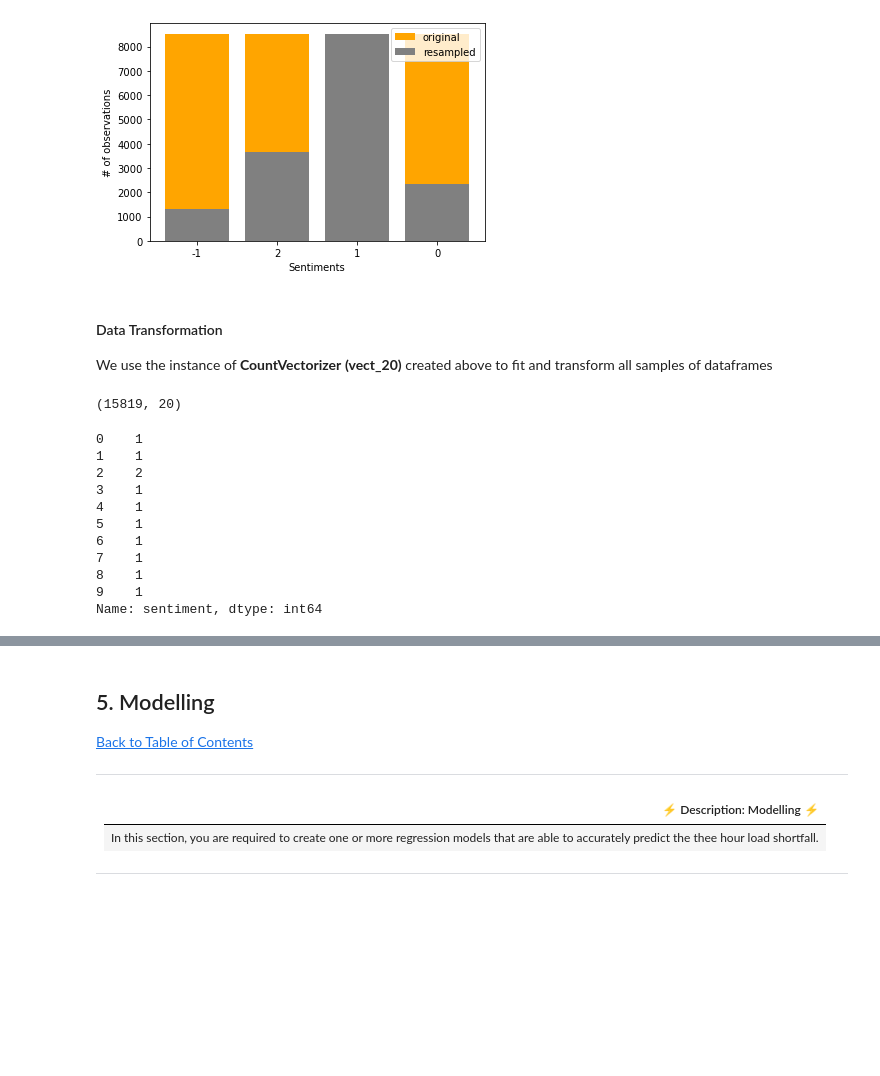
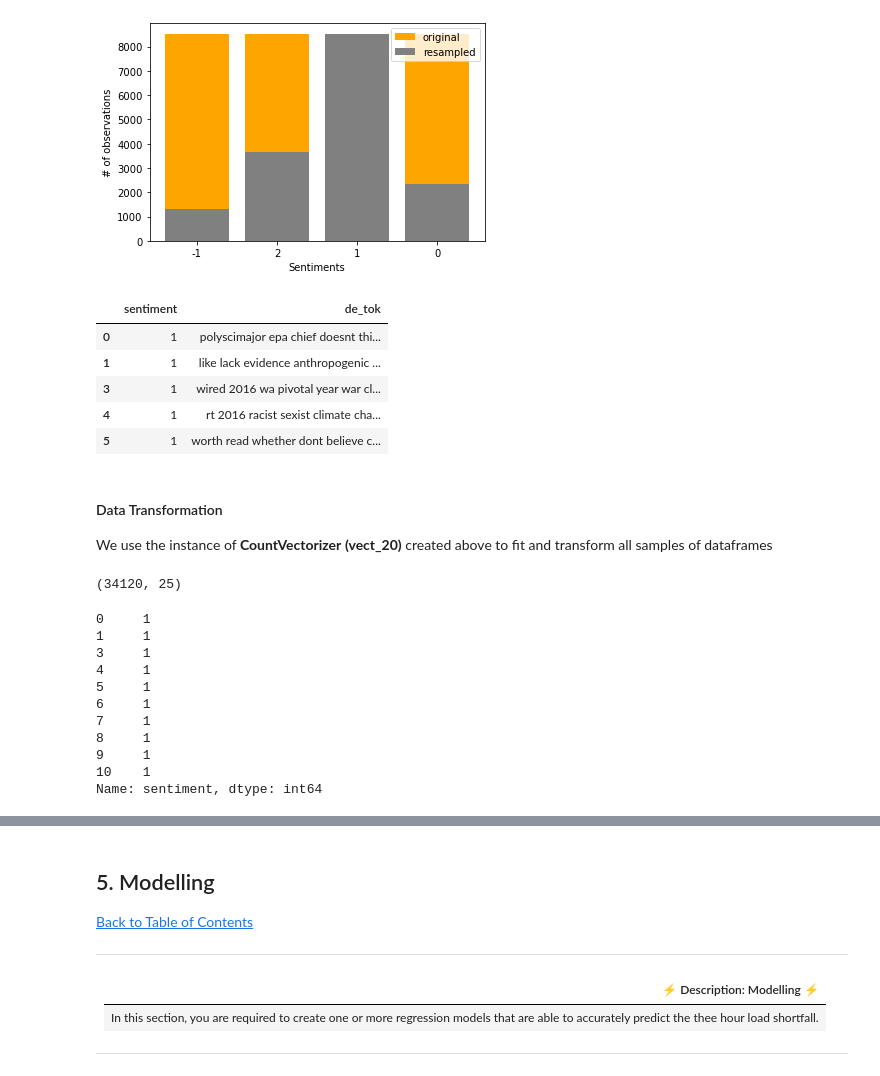
Before and after one commit to endiesworld/2110ACDS_T7_C_Predict, a Jupyter notebook: starter-notebook.ipynb, the cells around one changed output, grey strips where cells are left out. Drawn from its saved outputs; the diff is of its cells as text; code cells hidden in the pictures; blank space fills up the shorter version.

```diff
--- a/starter-notebook.ipynb
+++ b/starter-notebook.ipynb
@@ -689,6 +689,15 @@ plt.legend(['original','resampled'])
 plt.show()
 # %% [output]
 [figure]
+# %%
+upsampled.head()
+# %% [output]
+|  | sentiment | de_tok |
+| 0 | 1 | polyscimajor epa chief doesnt thi... |
+| 1 | 1 | like lack evidence anthropogenic ... |
+| 3 | 1 | wired 2016 wa pivotal year war cl... |
+| 4 | 1 | rt 2016 racist sexist climate cha... |
+| 5 | 1 | worth read whether dont believe c... |
 # %% [markdown]
 #### Data Transformation
 
@@ -696,24 +707,24 @@ We use the instance of **CountVectorizer** **(vect_20)** created above to fit an
 # %%
 # Transform the de_tok column
-X_count = vect_20.fit_transform(df_train_reduced['de_tok'].values.astype(str))
+X_count = vect_20.fit_transform(upsampled['de_tok'].values.astype(str))
 X_count.shape
 # %% [output]
-(15819, 20)
+(34120, 25)
 # %%
 # Collect the dependant variable into a variable
-y = df_train_reduced['sentiment']
+y = upsampled['sentiment']
 y[:10]
 # %% [output]
-0    1
-1    1
-2    2
-3    1
-4    1
-5    1
-6    1
-7    1
-8    1
-9    1
+0     1
+1     1
+3     1
+4     1
+5     1
+6     1
+7     1
+8     1
+9     1
+10    1
 Name: sentiment, dtype: int64
 # %%
 # See feature names
```
Also changed, not shown: parts of 30 cells of this notebook, 1 other file.
